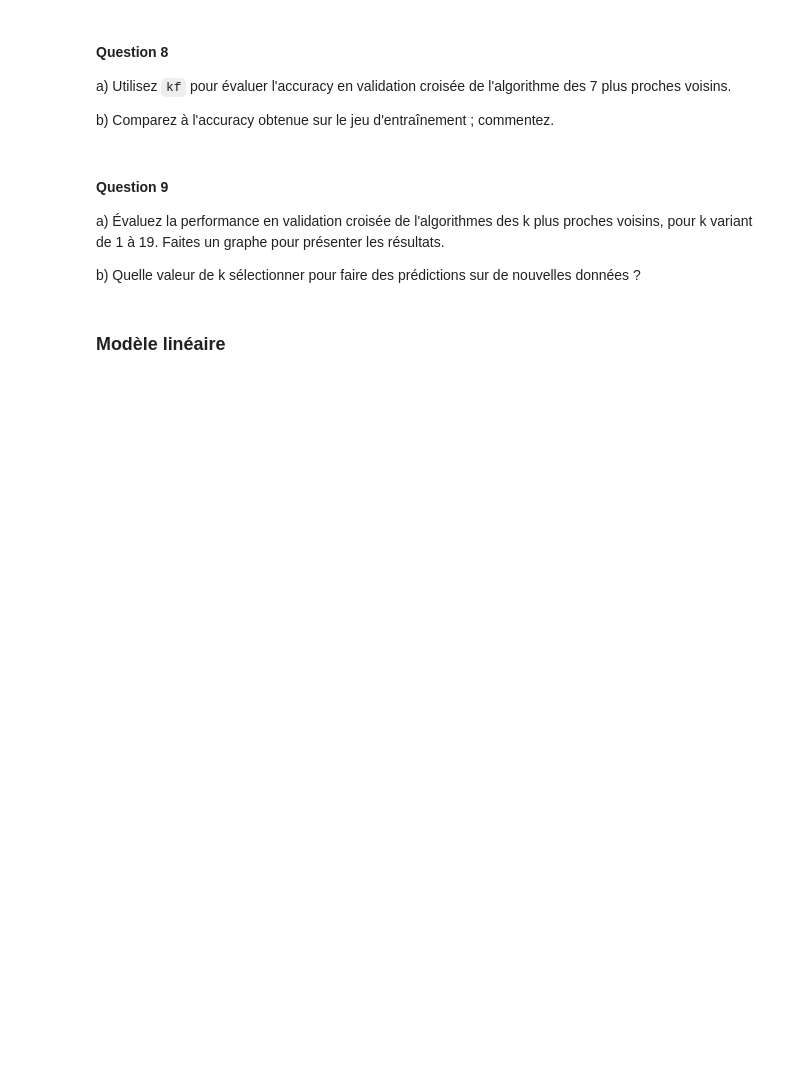
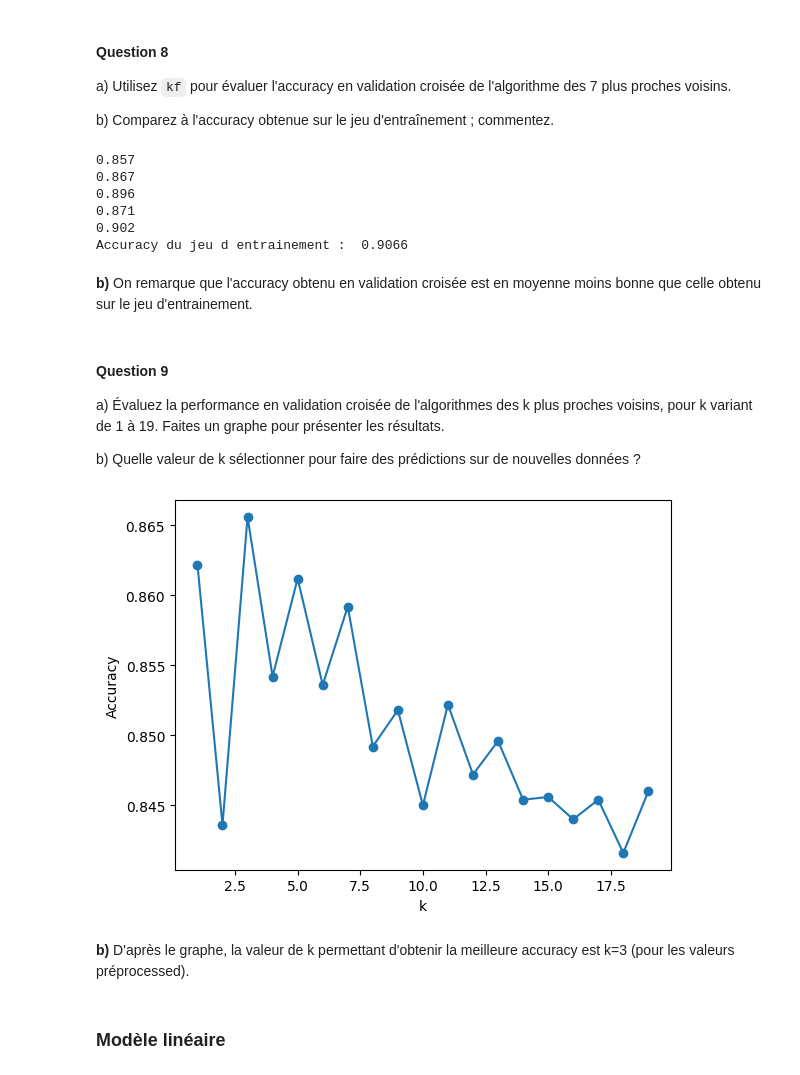
Before and after one commit to ElisaSko/data, a Jupyter notebook: Projet_SDD_2024.ipynb, the cells around one changed output. Drawn from its saved outputs; the diff is of its cells as text; code cells hidden in the pictures; blank space fills up the shorter version.

```diff
--- a/Projet_SDD_2024.ipynb
+++ b/Projet_SDD_2024.ipynb
@@ -247,0 +246,6 @@ b) On pourrait normaliser les valeurs en les divisant à chaque fois par leur mo
+# %%
+X_public_preprocessed = preprocessing.StandardScaler().fit_transform(X_public)
+knn.fit(X_public_preprocessed, y_public)
+
+y_pred_preprocessed = knn.predict(X_public_preprocessed)
+print('Accuracy = ', metrics.accuracy_score(y_public, y_pred_preprocessed))
@@ -262,12 +268,48 @@ kf = model_selection.KFold(n_splits=n_folds, shuffle=True, random_state=42)
 a) Utilisez `kf` pour évaluer l'accuracy en validation croisée de l'algorithme des 7 plus proches voisins.
 
 b) Comparez à l'accuracy obtenue sur le jeu d'entraînement ; commentez.
+# %%
+for train_index, test_index in kf.split(X_public):
+    X_train, X_test = X_public[train_index], X_public[test_index]
+    y_train, y_test = y_public[train_index], y_public[test_index]
+    knn.fit(X_train, y_train)
+    y_pred = knn.predict(X_test)
+    print(metrics.accuracy_score(y_test, y_pred))
+
+print('Accuracy du jeu d entrainement : ', metrics.accuracy_score(y_public, y_pred_preprocessed))
+# %% [output]
+0.857
+0.867
+0.896
+0.871
+0.902
+Accuracy du jeu d entrainement :  0.9066
+# %% [markdown]
+**b)** On remarque que l'accuracy obtenu en validation croisée est en moyenne moins bonne que celle obtenu sur le jeu d'entrainement.
 # %% [markdown]
 #### Question 9
 
 a) Évaluez la performance en validation croisée de l'algorithmes des k plus proches voisins, pour k variant de 1 à 19. Faites un graphe pour présenter les résultats.
 
 b) Quelle valeur de k sélectionner pour faire des prédictions sur de nouvelles données ?
+# %%
+scores = []
+for k in range(1, 20):
+    knn = neighbors.KNeighborsClassifier(n_neighbors=k)
+    scoresk=[]
+    for train_index, test_index in kf.split(X_public_preprocessed):
+        X_train, X_test = X_public_preprocessed[train_index], X_public_preprocessed[test_index]
+        y_train, y_test = y_public[train_index], y_public[test_index]
+        knn.fit(X_train, y_train)
+        y_pred = knn.predict(X_test)
+        scoresk.append(metrics.accuracy_score(y_test, y_pred))
+    scores.append(np.mean(scoresk))
+
+plt.plot(range(1, 20), scores, marker = 'o'), plt.xlabel('k'), plt.ylabel('Accuracy'), plt.show();
+# %% [output]
+[figure, added]
+# %% [markdown]
+**b)** D'après le graphe, la valeur de k permettant d'obtenir la meilleure accuracy est k=3 (pour les valeurs préprocessed).
 # %% [markdown]
 ### Modèle linéaire
 # %% [markdown]
```
Also changed, not shown: parts of 12 cells of this notebook, 1 other file.
